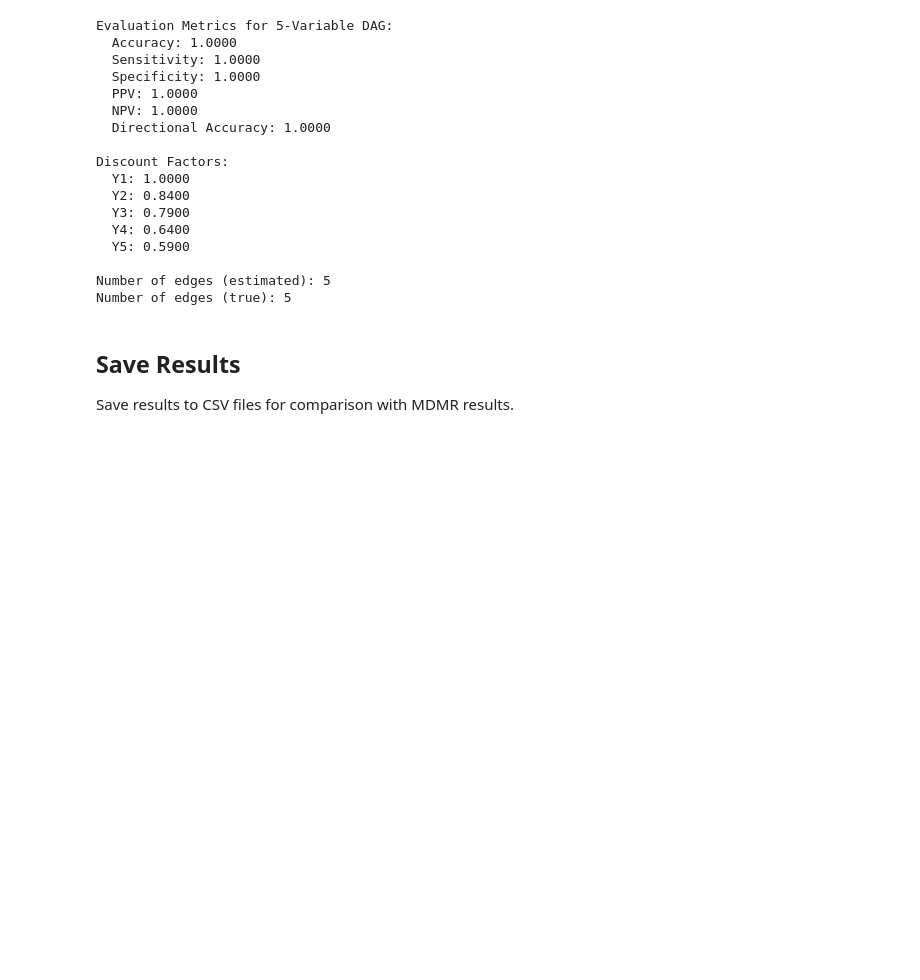
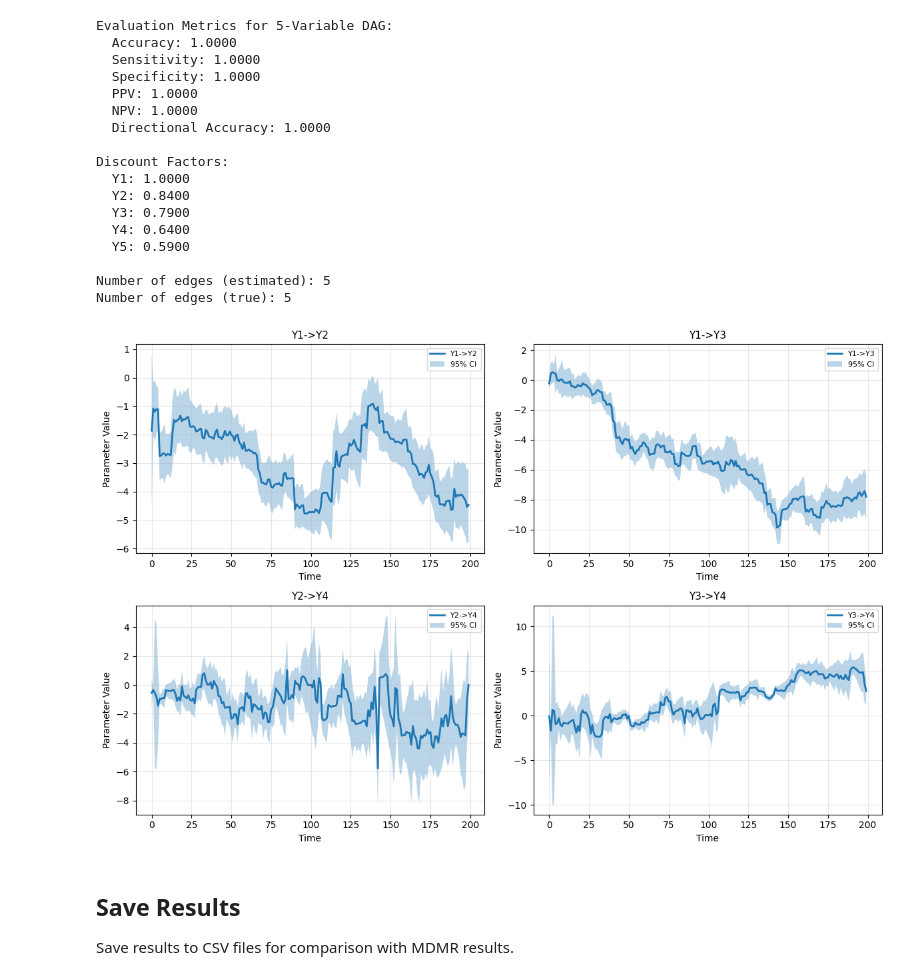
Before and after one commit to maods2/mdmp, a Jupyter notebook: simulation/04_mdmp_structure_learning.ipynb, the cells around one changed output. Drawn from its saved outputs; the diff is of its cells as text; code cells hidden in the pictures; blank space fills up the shorter version.

```diff
--- a/simulation/04_mdmp_structure_learning.ipynb
+++ b/simulation/04_mdmp_structure_learning.ipynb
@@ -296,6 +300,10 @@ Discount Factors:
 
 Number of edges (estimated): 5
 Number of edges (true): 5
+# %%
+plot_arcs(model_5var, plot_type="connections", distribution="filt", ci_level=0.95);
+# %% [output]
+[figure, added]
 # %% [markdown]
 ## Save Results
 
```
Also changed, not shown: parts of 4 cells of this notebook, 2 other files.
